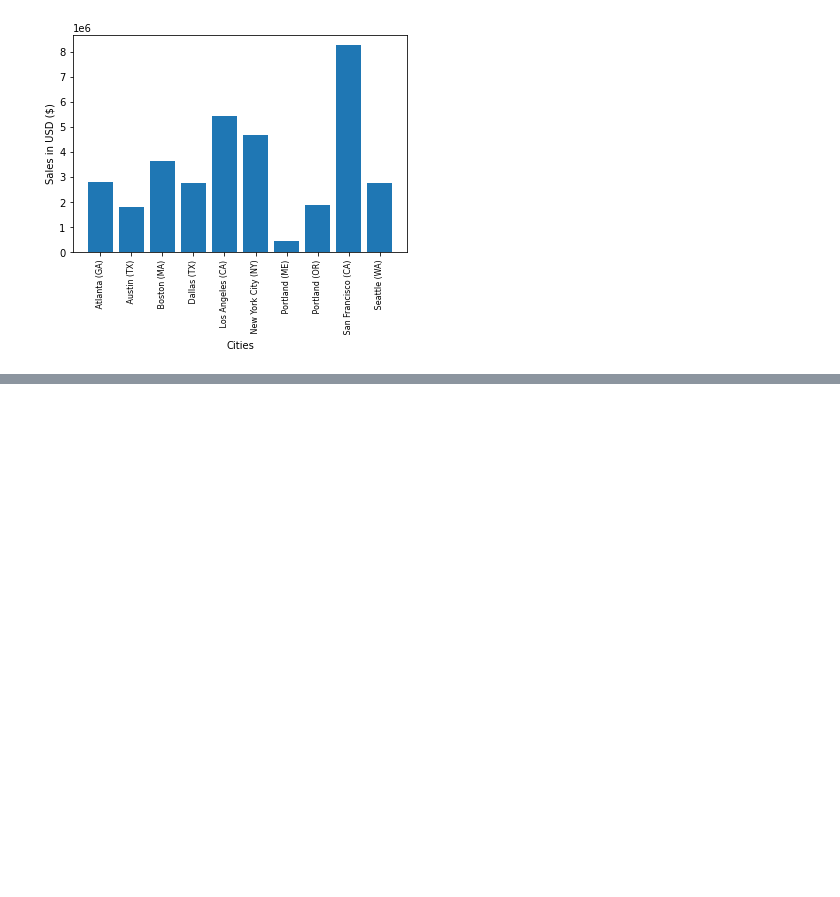
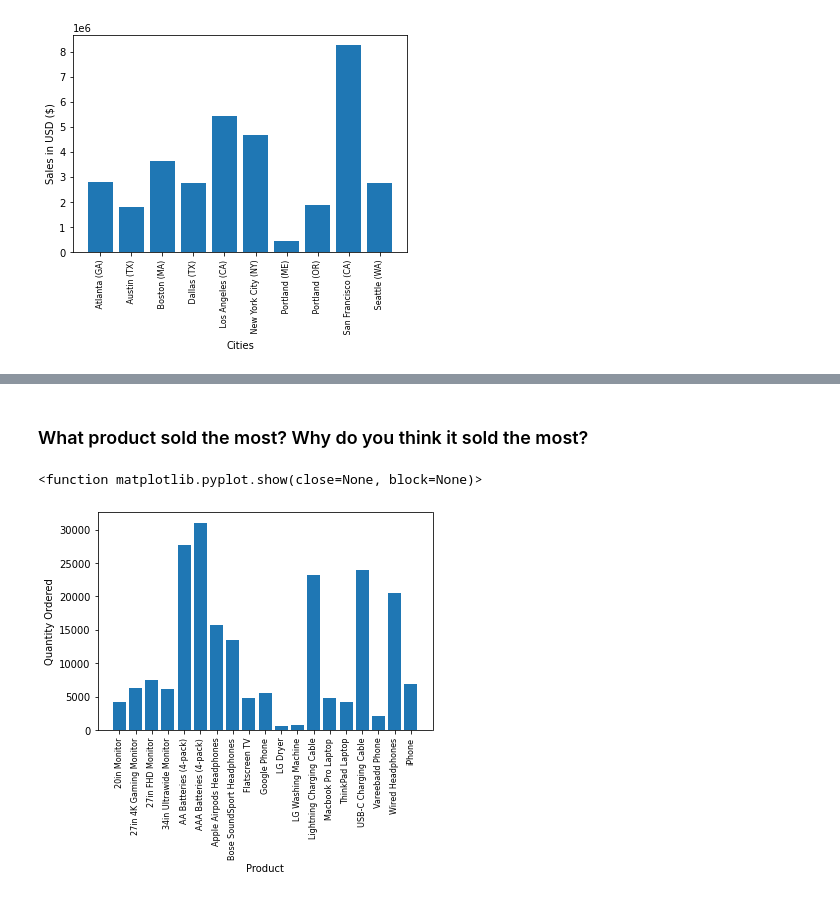
Before and after one commit to JJRJR/sales_analysis_python, a Jupyter notebook: Sales_Data/salesanalysis.ipynb, the cells around one changed output, grey strips where cells are left out. Drawn from its saved outputs; the diff is of its cells as text; code cells hidden in the pictures; blank space fills up the shorter version.

```diff
--- a/Sales_Data/salesanalysis.ipynb
+++ b/Sales_Data/salesanalysis.ipynb
@@ -224,0 +333,16 @@ print(merged_file_2019.dtypes)
+# %% [markdown]
+### What product sold the most? Why do you think it sold the most?
+# %%
+most_sold = all_data.groupby('Product')
+quantity_ordered = most_sold.sum()['Quantity Ordered']
+
+products = [product for product, df in most_sold]
+
+plt.bar(products, quantity_ordered)
+plt.xticks(products, rotation='vertical', size = 8)
+plt.ylabel("Quantity Ordered")
+plt.xlabel('Product')
+plt.show
+# %% [output]
+<function matplotlib.pyplot.show(close=None, block=None)>
+[figure, added]
```
Also changed, not shown: parts of 23 cells of this notebook, 1 other file.
